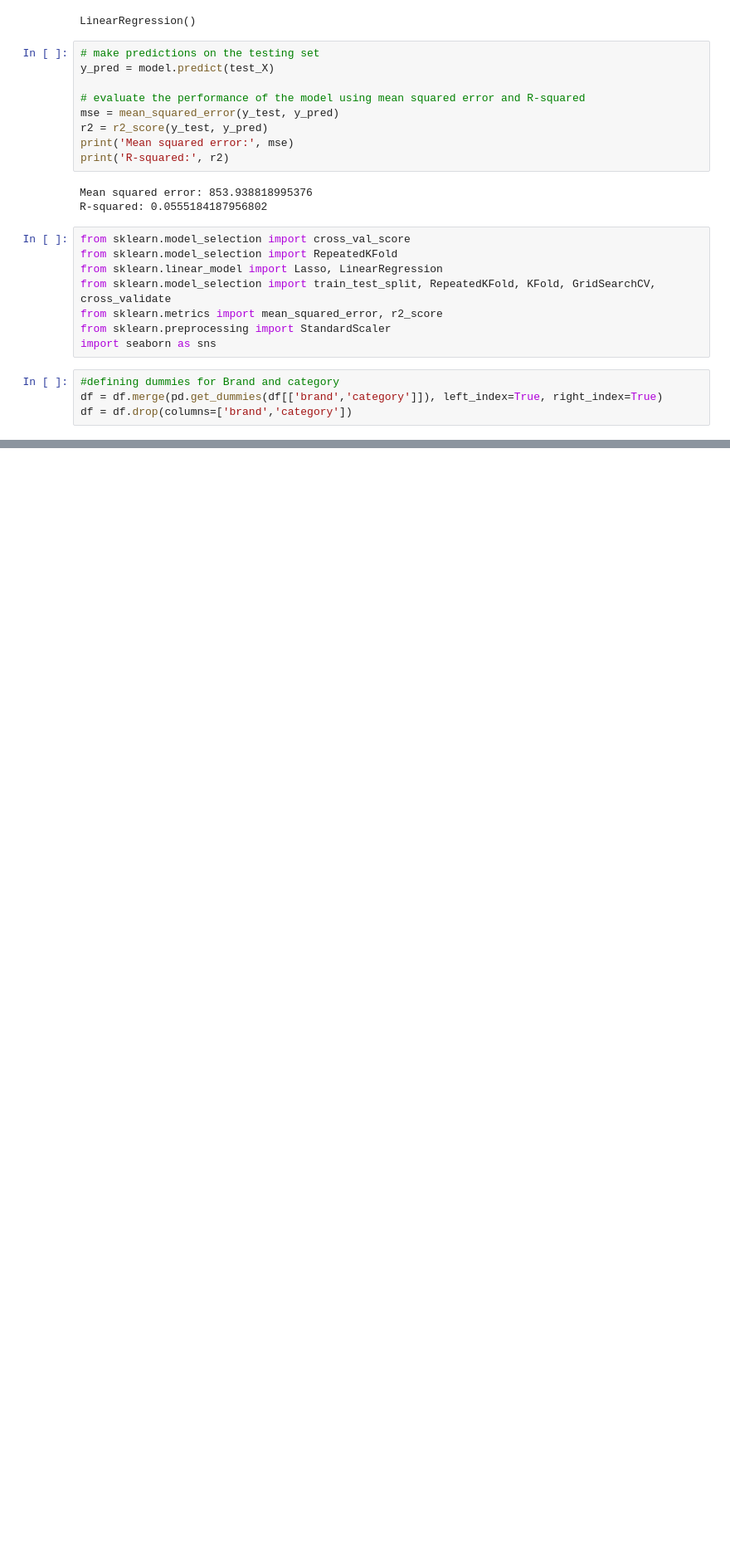
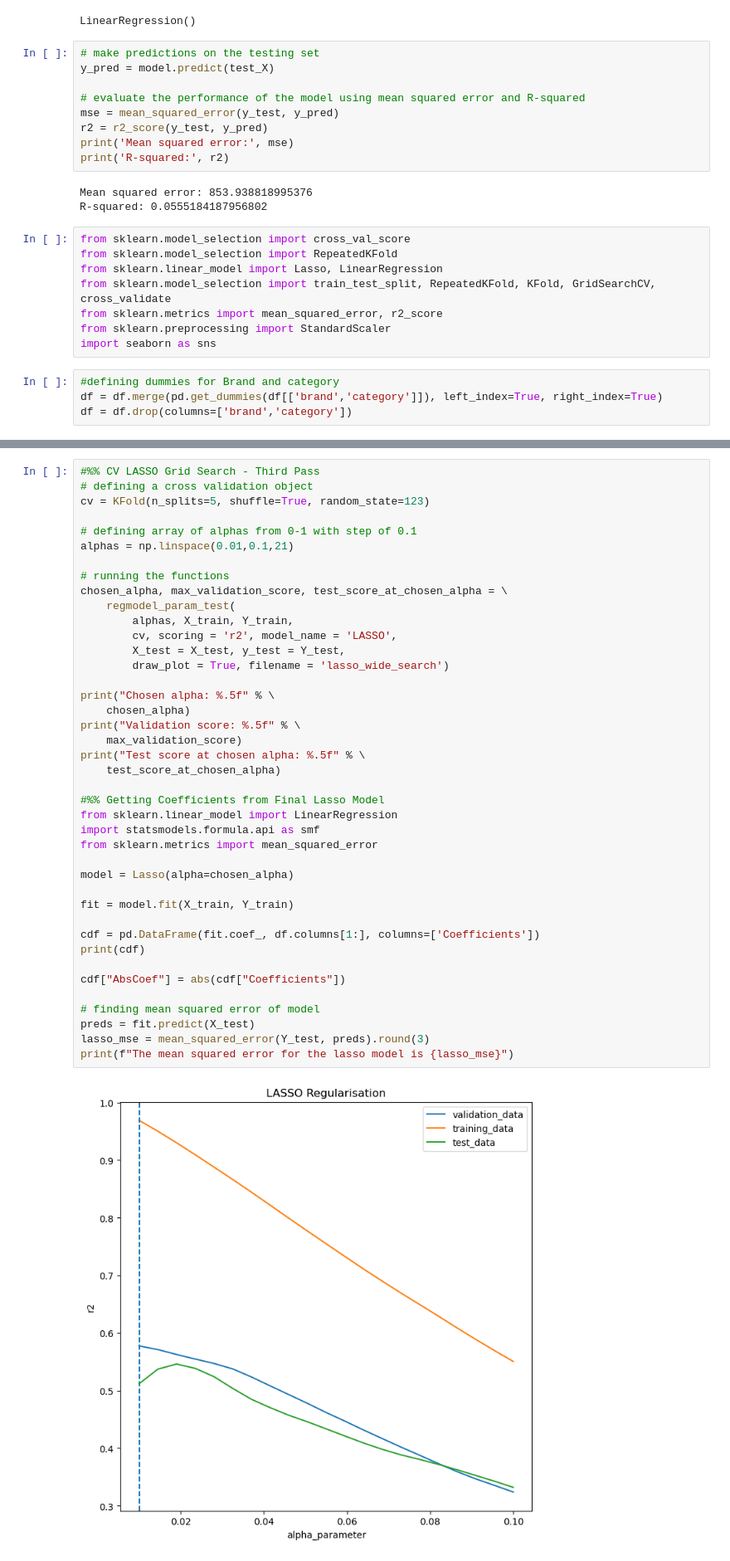
Before and after one commit to seanlee9959/amazon-NLP, a Jupyter notebook: Data Cleaning.ipynb, the cells around one changed output, grey strips where cells are left out. Shown at 83% size. Cells and saved outputs as stored; diff of their text form; blank space fills up the shorter version.

```diff
--- a/Data Cleaning.ipynb
+++ b/Data Cleaning.ipynb
@@ -690,0 +553,43 @@ The mean squared error for the boosted regression model is 0.215
+# %%
+#%% CV LASSO Grid Search - Third Pass
+# defining a cross validation object
+cv = KFold(n_splits=5, shuffle=True, random_state=123)
+
+# defining array of alphas from 0-1 with step of 0.1
+alphas = np.linspace(0.01,0.1,21)
+
+# running the functions
+chosen_alpha, max_validation_score, test_score_at_chosen_alpha = \
+    regmodel_param_test(
+        alphas, X_train, Y_train,
+        cv, scoring = 'r2', model_name = 'LASSO',
+        X_test = X_test, y_test = Y_test,
+        draw_plot = True, filename = 'lasso_wide_search')
+
+print("Chosen alpha: %.5f" % \
+    chosen_alpha)
+print("Validation score: %.5f" % \
+    max_validation_score)
+print("Test score at chosen alpha: %.5f" % \
+    test_score_at_chosen_alpha)
+
+#%% Getting Coefficients from Final Lasso Model
+from sklearn.linear_model import LinearRegression
+import statsmodels.formula.api as smf
+from sklearn.metrics import mean_squared_error
+
+model = Lasso(alpha=chosen_alpha)
+
+fit = model.fit(X_train, Y_train)
+
+cdf = pd.DataFrame(fit.coef_, df.columns[1:], columns=['Coefficients'])
+print(cdf)
+
+cdf["AbsCoef"] = abs(cdf["Coefficients"])
+
+# finding mean squared error of model
+preds = fit.predict(X_test)
+lasso_mse = mean_squared_error(Y_test, preds).round(3)
+print(f"The mean squared error for the lasso model is {lasso_mse}")
+# %% [output]
+[figure, added]
```
Also changed, not shown: parts of 11 cells of this notebook.
